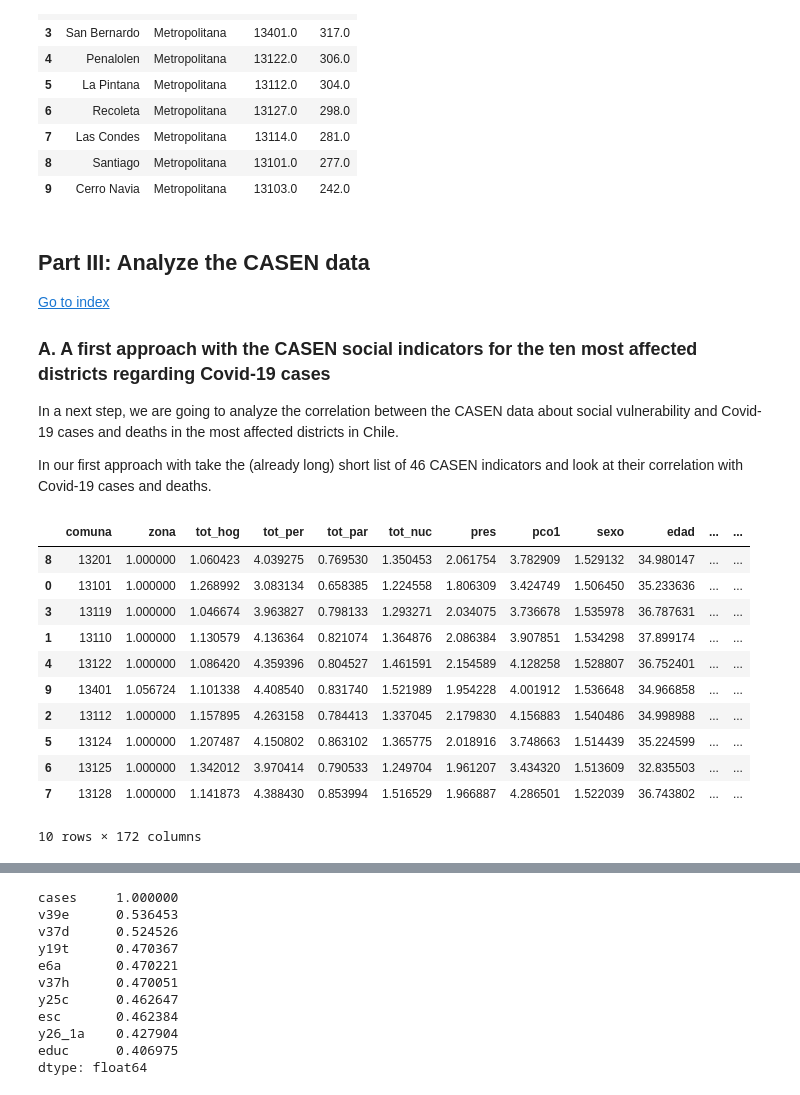
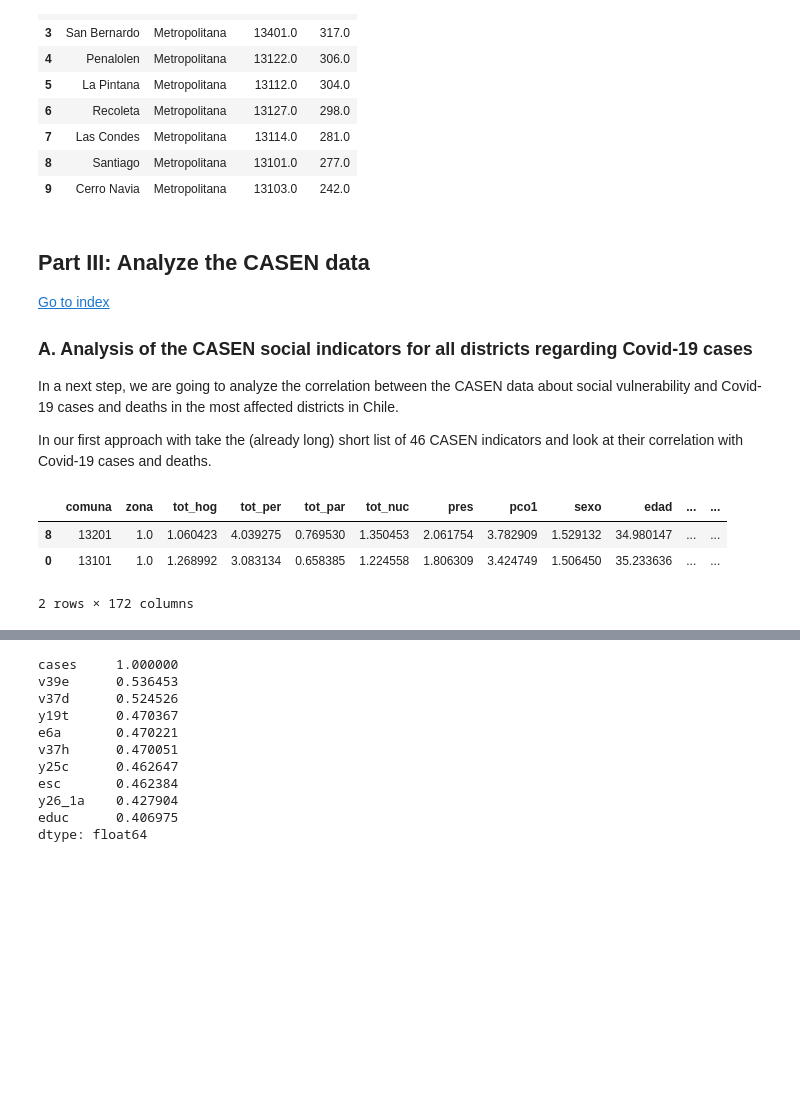
Before and after one commit to muellermax/Chile-Capstone, a Jupyter notebook: Chile Capstone.ipynb, the cells around one changed output, grey strips where cells are left out. Cells and saved outputs as stored; diff of their text form; code cells hidden in the pictures; blank space fills up the shorter version.

```diff
--- a/Chile Capstone.ipynb
+++ b/Chile Capstone.ipynb
@@ -480,7 +482,7 @@ deaths_districts_csv.to_csv('./Media/deaths_districts.csv')
 
 [Go to index](#head)
 
-### A. A first approach with the CASEN social indicators for the ten most affected districts regarding Covid-19 cases
+### A. Analysis of the CASEN social indicators for all districts regarding Covid-19 cases
 
 In a next step, we are going to analyze the correlation between the CASEN data about social vulnerability and Covid-19 cases and deaths in the most affected districts in Chile.
 
@@ -520,18 +522,10 @@ def show_CASEN_for_districts(df, casen_data, title, m, n):
 
     return casen_district_grouped
 # %%
-show_CASEN_for_districts(cases_districts, casen_rel, 'cases', 10, 100)
+show_CASEN_for_districts(cases_districts, casen_rel, 'cases', 10, 100).head(2)
 # %% [output]
 |  | comuna | zona | tot_hog | tot_per | tot_par | tot_nuc | pres | pco1 | sexo | edad | ... | ... |
-| 8 | 13201 | 1.000000 | 1.060423 | 4.039275 | 0.769530 | 1.350453 | 2.061754 | 3.782909 | 1.529132 | 34.980147 | ... | ... |
-| 0 | 13101 | 1.000000 | 1.268992 | 3.083134 | 0.658385 | 1.224558 | 1.806309 | 3.424749 | 1.506450 | 35.233636 | ... | ... |
-| 3 | 13119 | 1.000000 | 1.046674 | 3.963827 | 0.798133 | 1.293271 | 2.034075 | 3.736678 | 1.535978 | 36.787631 | ... | ... |
-| 1 | 13110 | 1.000000 | 1.130579 | 4.136364 | 0.821074 | 1.364876 | 2.086384 | 3.907851 | 1.534298 | 37.899174 | ... | ... |
-| 4 | 13122 | 1.000000 | 1.086420 | 4.359396 | 0.804527 | 1.461591 | 2.154589 | 4.128258 | 1.528807 | 36.752401 | ... | ... |
-| 9 | 13401 | 1.056724 | 1.101338 | 4.408540 | 0.831740 | 1.521989 | 1.954228 | 4.001912 | 1.536648 | 34.966858 | ... | ... |
-| 2 | 13112 | 1.000000 | 1.157895 | 4.263158 | 0.784413 | 1.337045 | 2.179830 | 4.156883 | 1.540486 | 34.998988 | ... | ... |
-| 5 | 13124 | 1.000000 | 1.207487 | 4.150802 | 0.863102 | 1.365775 | 2.018916 | 3.748663 | 1.514439 | 35.224599 | ... | ... |
-| 6 | 13125 | 1.000000 | 1.342012 | 3.970414 | 0.790533 | 1.249704 | 1.961207 | 3.434320 | 1.513609 | 32.835503 | ... | ... |
-| 7 | 13128 | 1.000000 | 1.141873 | 4.388430 | 0.853994 | 1.516529 | 1.966887 | 4.286501 | 1.522039 | 36.743802 | ... | ... |
+| 8 | 13201 | 1.0 | 1.060423 | 4.039275 | 0.769530 | 1.350453 | 2.061754 | 3.782909 | 1.529132 | 34.980147 | ... | ... |
+| 0 | 13101 | 1.0 | 1.268992 | 3.083134 | 0.658385 | 1.224558 | 1.806309 | 3.424749 | 1.506450 | 35.233636 | ... | ... |
-10 rows × 172 columns
+2 rows × 172 columns
 # %%
```
Also changed, not shown: parts of 17 cells of this notebook, 1 other file.
